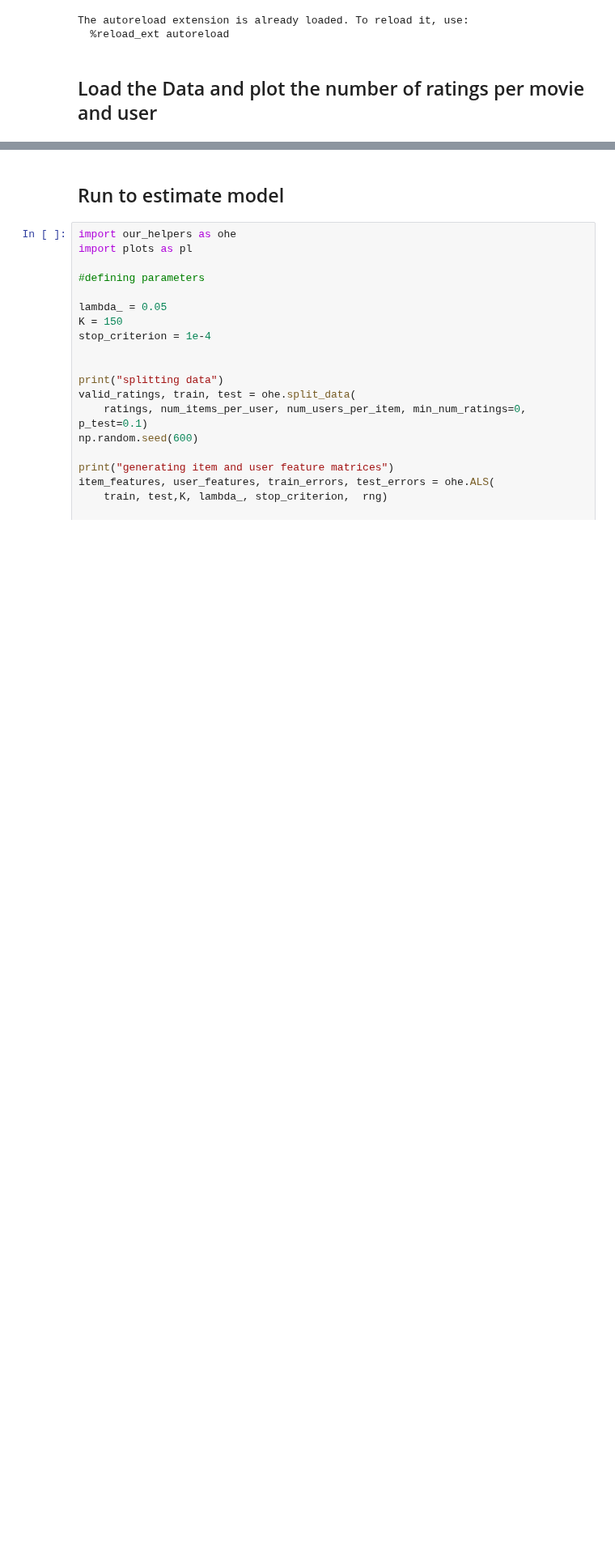
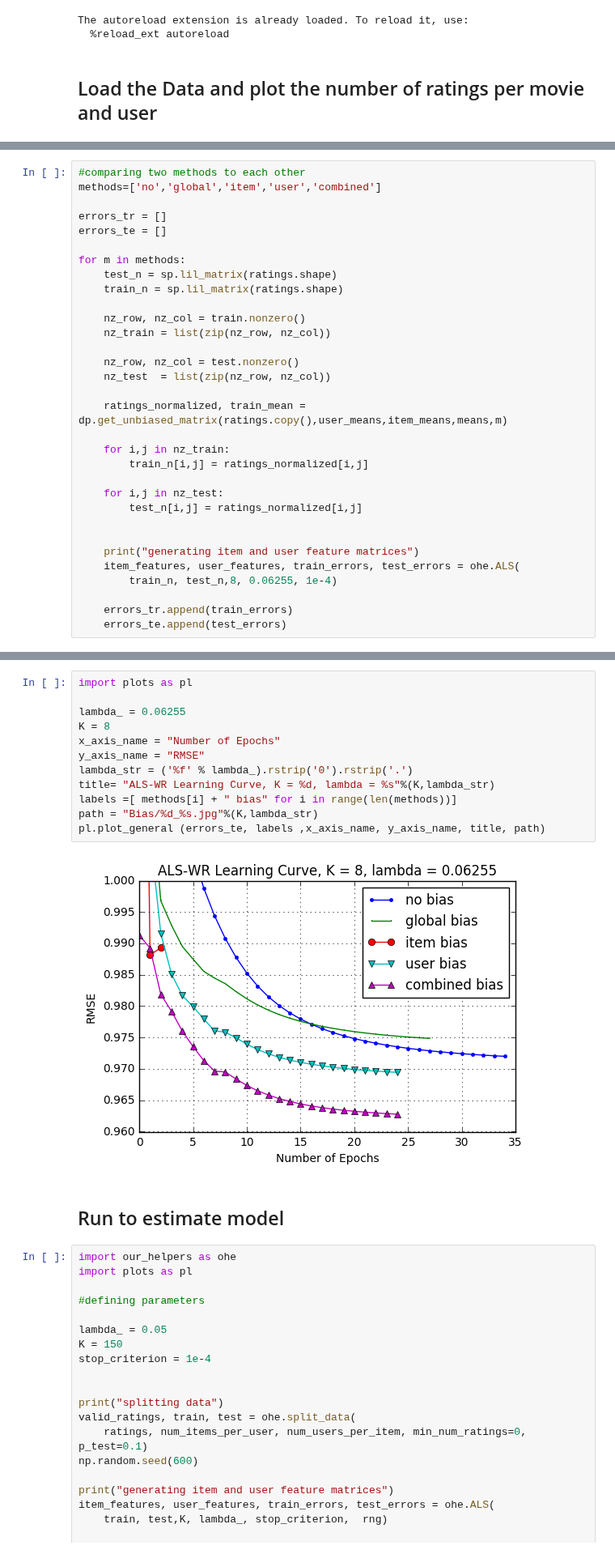
Before and after one commit to MLortki/Machine_Learning_Recommender_Systems, a Jupyter notebook: src/main_manana.ipynb, the cells around one changed output, grey strips where cells are left out. Shown at 81% size. Saved outputs shown, nothing was run; the diff lists cells and outputs as text; blank space fills up the shorter version.

```diff
--- a/src/main_manana.ipynb
+++ b/src/main_manana.ipynb
@@ -41,0 +59,32 @@ min # of items per user = 8, min # of users per item = 3.
+# %%
+#comparing two methods to each other
+methods=['no','global','item','user','combined']
+
+errors_tr = []
+errors_te = []
+
+for m in methods:
+    test_n = sp.lil_matrix(ratings.shape)
+    train_n = sp.lil_matrix(ratings.shape)
+
+    nz_row, nz_col = train.nonzero()
+    nz_train = list(zip(nz_row, nz_col))
+
+    nz_row, nz_col = test.nonzero()
+    nz_test  = list(zip(nz_row, nz_col))
+
+    ratings_normalized, train_mean = dp.get_unbiased_matrix(ratings.copy(),user_means,item_means,means,m)
+
+    for i,j in nz_train:
+        train_n[i,j] = ratings_normalized[i,j]
+
+    for i,j in nz_test:
+        test_n[i,j] = ratings_normalized[i,j]
+
+
+    print("generating item and user feature matrices")
+    item_features, user_features, train_errors, test_errors = ohe.ALS(
+        train_n, test_n,8, 0.06255, 1e-4)
+
+    errors_tr.append(train_errors)
+    errors_te.append(test_errors)
@@ -42,3 +192,17 @@ min # of items per user = 8, min # of users per item = 3.
+# %%
+import plots as pl
+
+lambda_ = 0.06255
+K = 8
+x_axis_name = "Number of Epochs"
+y_axis_name = "RMSE"
+lambda_str = ('%f' % lambda_).rstrip('0').rstrip('.')
+title= "ALS-WR Learning Curve, K = %d, lambda = %s"%(K,lambda_str)
+labels =[ methods[i] + " bias" for i in range(len(methods))]
+path = "Bias/%d_%s.jpg"%(K,lambda_str)
+pl.plot_general (errors_te, labels ,x_axis_name, y_axis_name, title, path)
+# %% [output]
+[figure, added]
 # %% [markdown]
 ## Run to estimate model
 # %%
```
Also changed, not shown: parts of 9 cells of this notebook, 6 other files.
